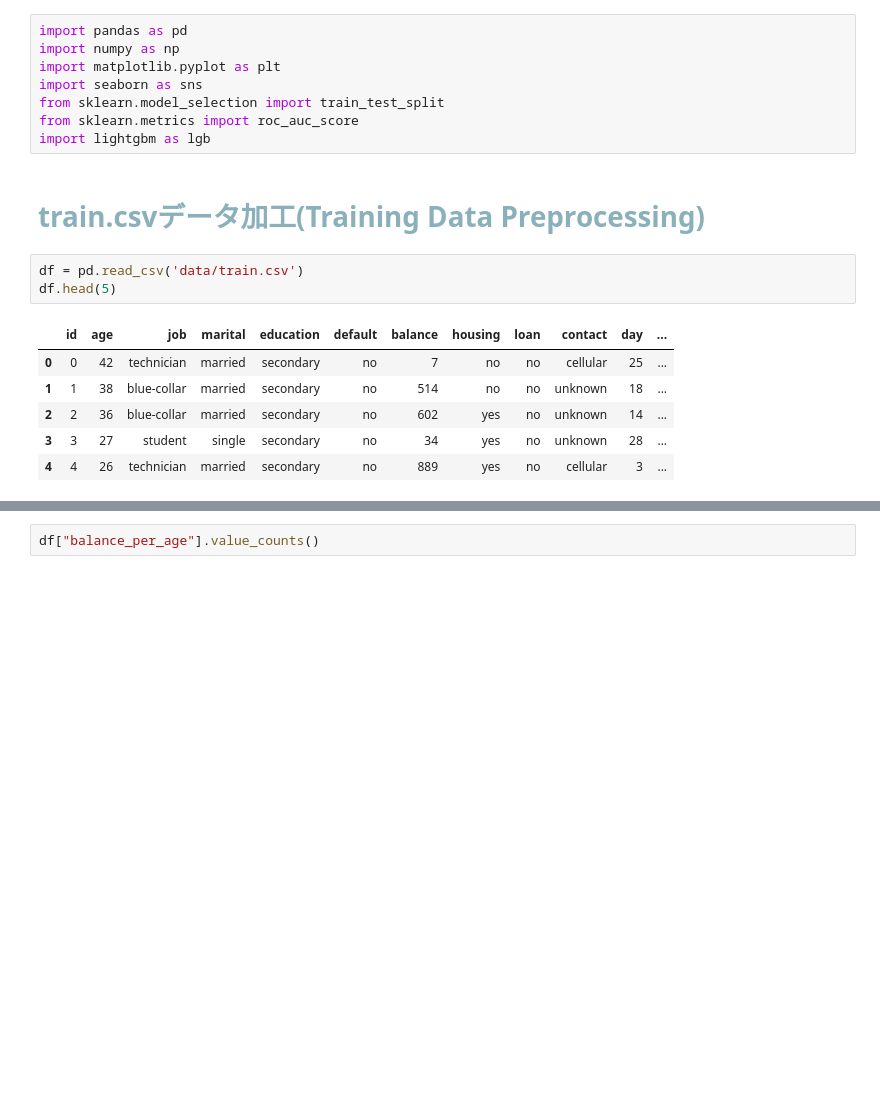
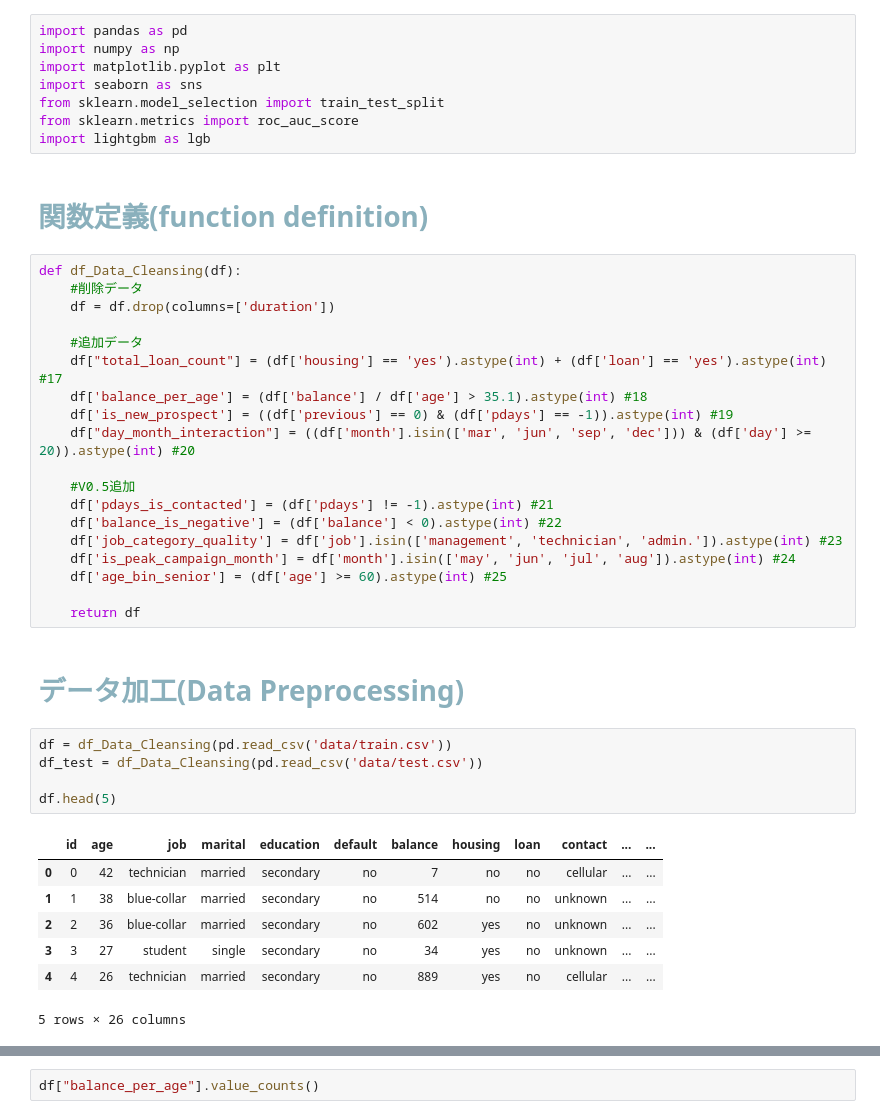
Before and after one commit to kenkenkengo0421/Binary-Classification-with-a-Bank-Dataset, a Jupyter notebook: main.ipynb, the cells around one changed output, grey strips where cells are left out. Saved outputs shown, nothing was run; the diff lists cells and outputs as text; blank space fills up the shorter version.

```diff
--- a/main.ipynb
+++ b/main.ipynb
@@ -45,18 +45,42 @@ import seaborn as sns
 from sklearn.model_selection import train_test_split
 from sklearn.metrics import roc_auc_score
 import lightgbm as lgb
+# %% [markdown]
+# <span style="color: #8ab0bc;">関数定義(function definition)</span>
+# %%
+def df_Data_Cleansing(df):
+    #削除データ
+    df = df.drop(columns=['duration'])
+
+    #追加データ
+    df["total_loan_count"] = (df['housing'] == 'yes').astype(int) + (df['loan'] == 'yes').astype(int)  #17
+    df['balance_per_age'] = (df['balance'] / df['age'] > 35.1).astype(int) #18
+    df['is_new_prospect'] = ((df['previous'] == 0) & (df['pdays'] == -1)).astype(int) #19
+    df["day_month_interaction"] = ((df['month'].isin(['mar', 'jun', 'sep', 'dec'])) & (df['day'] >= 20)).astype(int) #20
+
+    #V0.5追加
+    df['pdays_is_contacted'] = (df['pdays'] != -1).astype(int) #21
+    df['balance_is_negative'] = (df['balance'] < 0).astype(int) #22
+    df['job_category_quality'] = df['job'].isin(['management', 'technician', 'admin.']).astype(int) #23
+    df['is_peak_campaign_month'] = df['month'].isin(['may', 'jun', 'jul', 'aug']).astype(int) #24
+    df['age_bin_senior'] = (df['age'] >= 60).astype(int) #25
+
+    return df
 # %% [markdown]
-# <span style="color: #8ab0bc;">train.csvデータ加工(Training Data Preprocessing)</span>
+# <span style="color: #8ab0bc;">データ加工(Data Preprocessing)</span>
 # %%
-df = pd.read_csv('data/train.csv')
+df = df_Data_Cleansing(pd.read_csv('data/train.csv'))
+df_test = df_Data_Cleansing(pd.read_csv('data/test.csv'))
+
 df.head(5)
 # %% [output]
-|  | id | age | job | marital | education | default | balance | housing | loan | contact | day | ... |
-| 0 | 0 | 42 | technician | married | secondary | no | 7 | no | no | cellular | 25 | ... |
-| 1 | 1 | 38 | blue-collar | married | secondary | no | 514 | no | no | unknown | 18 | ... |
-| 2 | 2 | 36 | blue-collar | married | secondary | no | 602 | yes | no | unknown | 14 | ... |
-| 3 | 3 | 27 | student | single | secondary | no | 34 | yes | no | unknown | 28 | ... |
-| 4 | 4 | 26 | technician | married | secondary | no | 889 | yes | no | cellular | 3 | ... |
+|  | id | age | job | marital | education | default | balance | housing | loan | contact | ... | ... |
+| 0 | 0 | 42 | technician | married | secondary | no | 7 | no | no | cellular | ... | ... |
+| 1 | 1 | 38 | blue-collar | married | secondary | no | 514 | no | no | unknown | ... | ... |
+| 2 | 2 | 36 | blue-collar | married | secondary | no | 602 | yes | no | unknown | ... | ... |
+| 3 | 3 | 27 | student | single | secondary | no | 34 | yes | no | unknown | ... | ... |
+| 4 | 4 | 26 | technician | married | secondary | no | 889 | yes | no | cellular | ... | ... |
+5 rows × 26 columns
 # %%
 df.tail(5)
 # %% [output]
```
Also changed, not shown: parts of 65 cells of this notebook.
